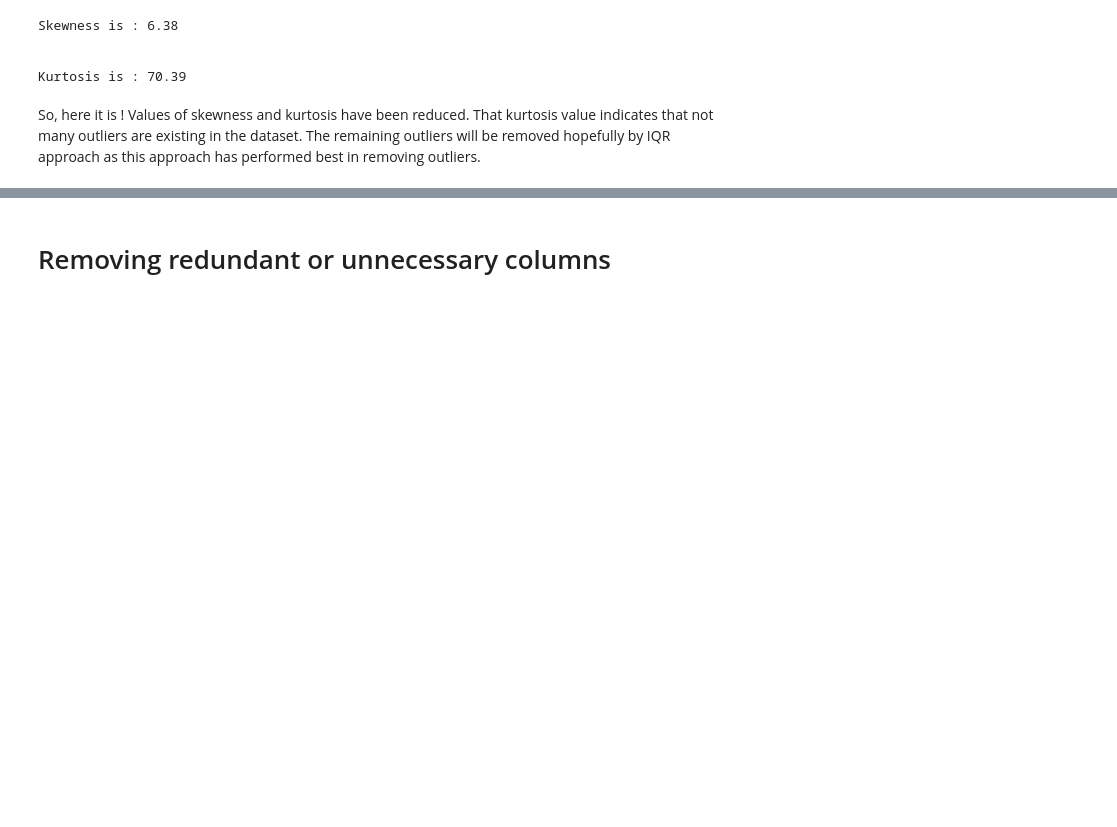
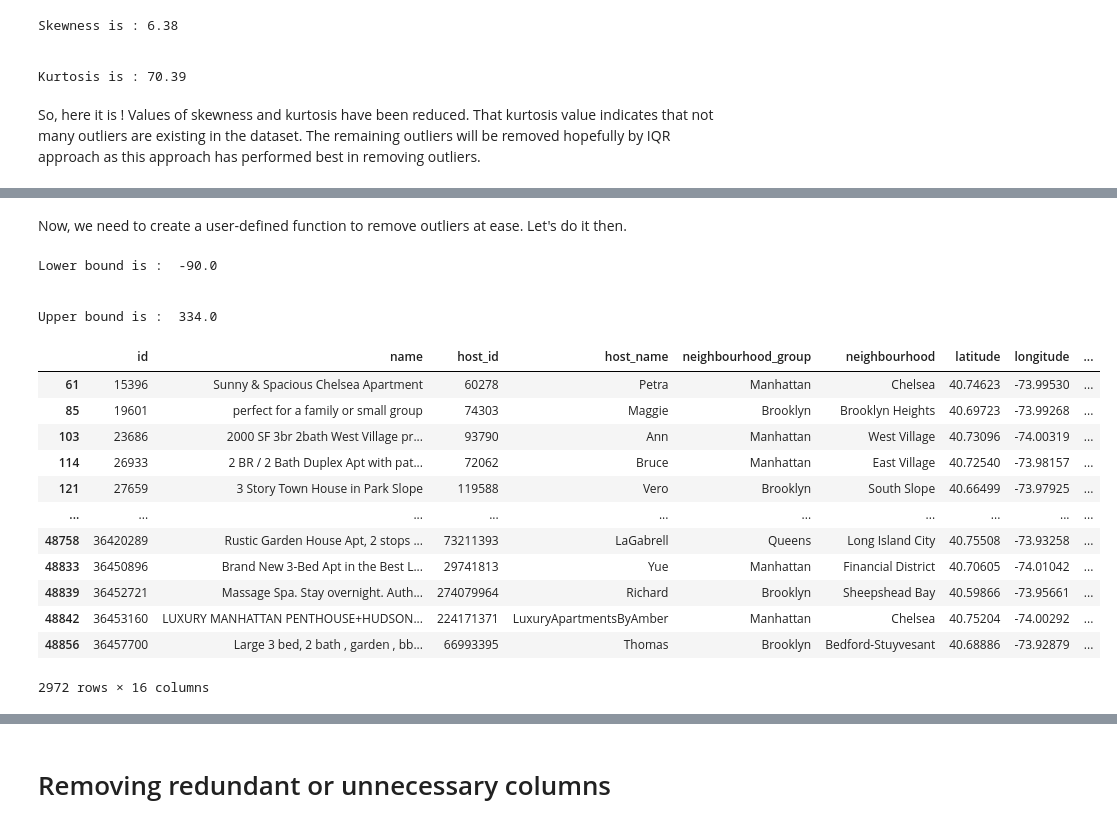
Before and after one commit to saptaksubhra/Airbnb-Bookings-Analysis, a Jupyter notebook: Airbnb_Bookings_Analysis_Capstone_Project.ipynb, the cells around one changed output, grey strips where cells are left out. Cells and saved outputs as stored; diff of their text form; code cells hidden in the pictures; blank space fills up the shorter version.

```diff
--- a/Airbnb_Bookings_Analysis_Capstone_Project.ipynb
+++ b/Airbnb_Bookings_Analysis_Capstone_Project.ipynb
@@ -474,0 +496,2 @@ So, here it is ! Values of skewness and kurtosis have been reduced. That kurtosi
+# %% [markdown]
+Now, we need to create a user-defined function to remove outliers at ease. Let's do it then.
@@ -474,0 +516,29 @@ So, here it is ! Values of skewness and kurtosis have been reduced. That kurtosi
+# %%
+# Printing lower bound and upper bound.
+
+print('Lower bound is : ', lower_bound)
+print('\n')
+print('Upper bound is : ', upper_bound)
+# %% [output]
+Lower bound is :  -90.0
+
+
+Upper bound is :  334.0
+# %%
+# Let's check lower and upper range of outliers. That range should be lower than lower bound or higher than upper bound.
+
+df_airbnb_copy[(df_airbnb_copy.price < lower_bound) | (df_airbnb_copy.price > upper_bound)]
+# %% [output]
+|  | id | name | host_id | host_name | neighbourhood_group | neighbourhood | latitude | longitude | ... |
+| 61 | 15396 | Sunny & Spacious Chelsea Apartment | 60278 | Petra | Manhattan | Chelsea | 40.74623 | -73.99530 | ... |
+| 85 | 19601 | perfect for a family or small group | 74303 | Maggie | Brooklyn | Brooklyn Heights | 40.69723 | -73.99268 | ... |
+| 103 | 23686 | 2000 SF 3br 2bath West Village pr... | 93790 | Ann | Manhattan | West Village | 40.73096 | -74.00319 | ... |
+| 114 | 26933 | 2 BR / 2 Bath Duplex Apt with pat... | 72062 | Bruce | Manhattan | East Village | 40.72540 | -73.98157 | ... |
+| 121 | 27659 | 3 Story Town House in Park Slope | 119588 | Vero | Brooklyn | South Slope | 40.66499 | -73.97925 | ... |
+| ... | ... | ... | ... | ... | ... | ... | ... | ... | ... |
+| 48758 | 36420289 | Rustic Garden House Apt, 2 stops ... | 73211393 | LaGabrell | Queens | Long Island City | 40.75508 | -73.93258 | ... |
+| 48833 | 36450896 | Brand New 3-Bed Apt in the Best L... | 29741813 | Yue | Manhattan | Financial District | 40.70605 | -74.01042 | ... |
+| 48839 | 36452721 | Massage Spa. Stay overnight. Auth... | 274079964 | Richard | Brooklyn | Sheepshead Bay | 40.59866 | -73.95661 | ... |
+| 48842 | 36453160 | LUXURY MANHATTAN PENTHOUSE+HUDSON... | 224171371 | LuxuryApartmentsByAmber | Manhattan | Chelsea | 40.75204 | -74.00292 | ... |
+| 48856 | 36457700 | Large 3 bed, 2 bath , garden , bb... | 66993395 | Thomas | Brooklyn | Bedford-Stuyvesant | 40.68886 | -73.92879 | ... |
+2972 rows × 16 columns
```
Also changed, not shown: parts of 14 cells of this notebook.
